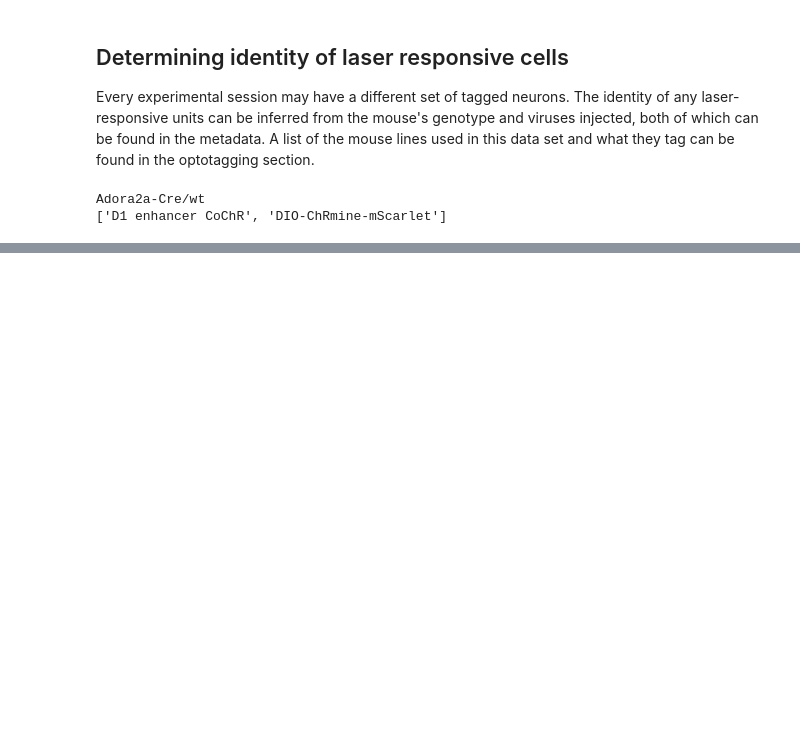
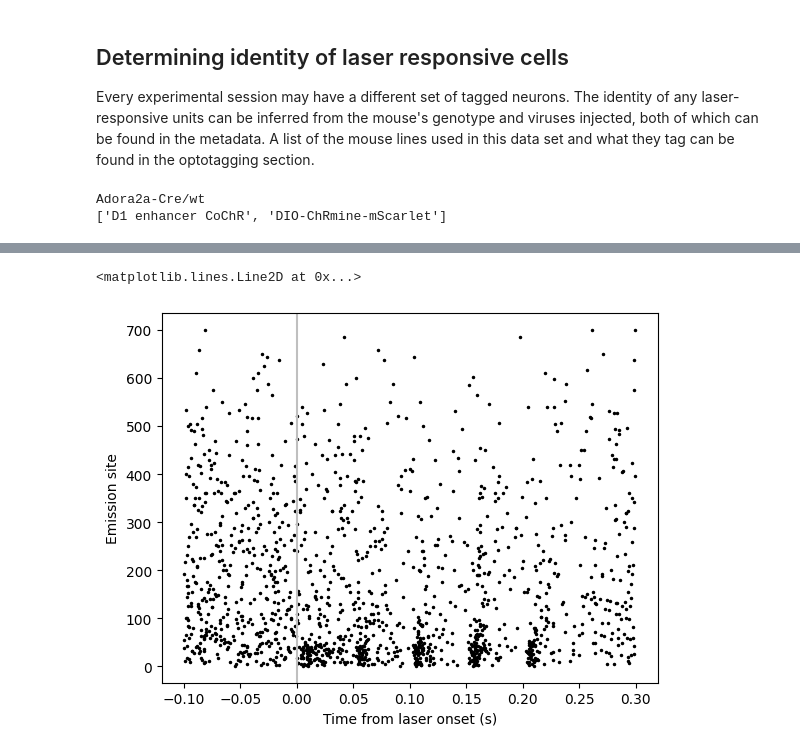
Before and after one commit to AllenInstitute/swdb_2023, a Jupyter notebook: code/databook/cell type lookup table/ctlut-identifying-tagged-units.ipynb, the cells around one changed output, grey strips where cells are left out. Drawn from its saved outputs; the diff is of its cells as text; code cells hidden in the pictures; blank space fills up the shorter version.

```diff
--- a/code/databook/cell type lookup table/ctlut-identifying-tagged-units.ipynb
+++ b/code/databook/cell type lookup table/ctlut-identifying-tagged-units.ipynb
@@ -52,0 +161,16 @@ So this animal was Adora2a-Cre (meaning it expresses Cre in D2 cells) and it was
+# %%
+emission_site = np.array(blue_laser_stim_table.site.tolist())
+# %%
+for site in np.unique(emission_site):
+    trials_this_site = emission_site == site
+    this_laser_locked_timestamps = laser_locked_spike_timestamps[trials_this_site]
+    Ntrials = len(this_laser_locked_timestamps)
+    for trial in range(Ntrials):
+        this_raster = plt.plot(this_laser_locked_timestamps[trial], site * (trial + 1) * np.ones(len(this_laser_locked_timestamps[trial])), '.', color='k', rasterized=True, ms=3)
+
+plt.ylabel('Emission site')
+plt.xlabel('Time from laser onset (s)')
+plt.axvline(0, color='0.75')
+# %% [output]
+<matplotlib.lines.Line2D at 0x...>
+[figure, added]
```
Also changed, not shown: parts of 20 cells of this notebook, 3 other files.
